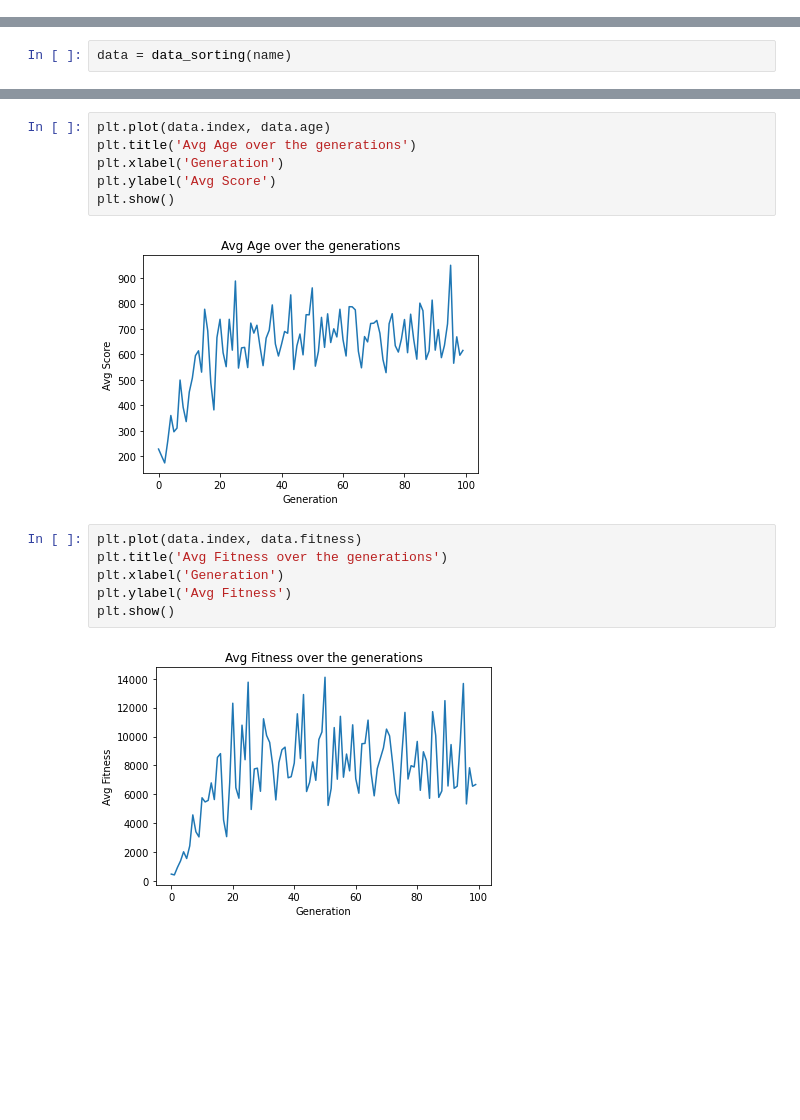
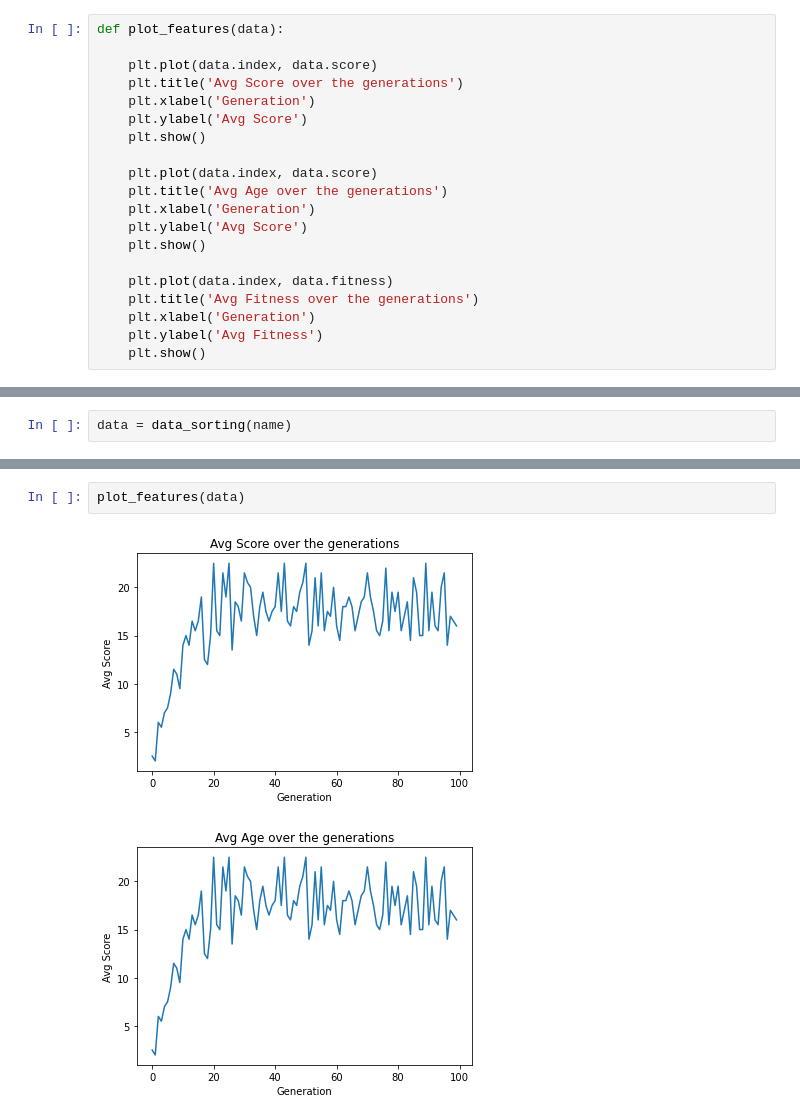
Before and after one commit to ph1001/GA_learning_Snake, a Jupyter notebook: 01_Snake/'Statistical' Analysis.ipynb, the cells around one changed output, grey strips where cells are left out. Saved outputs shown, nothing was run; the diff lists cells and outputs as text; blank space fills up the shorter version.

```diff
--- a/01_Snake/'Statistical' Analysis.ipynb
+++ b/01_Snake/'Statistical' Analysis.ipynb
@@ -5,0 +41,20 @@ import numpy as np
+# %%
+def plot_features(data):
+
+    plt.plot(data.index, data.score)
+    plt.title('Avg Score over the generations')
+    plt.xlabel('Generation')
+    plt.ylabel('Avg Score')
+    plt.show()
+
+    plt.plot(data.index, data.score)
+    plt.title('Avg Age over the generations')
+    plt.xlabel('Generation')
+    plt.ylabel('Avg Score')
+    plt.show()
+
+    plt.plot(data.index, data.fitness)
+    plt.title('Avg Fitness over the generations')
+    plt.xlabel('Generation')
+    plt.ylabel('Avg Fitness')
+    plt.show()
@@ -62,16 +112,5 @@ plt.show()
-# %%
-plt.plot(data.index, data.age)
-plt.title('Avg Age over the generations')
-plt.xlabel('Generation')
-plt.ylabel('Avg Score')
-plt.show()
-# %% [output]
-[figure, removed]
-# %%
-plt.plot(data.index, data.fitness)
-plt.title('Avg Fitness over the generations')
-plt.xlabel('Generation')
-plt.ylabel('Avg Fitness')
-plt.show()
-# %% [output]
-[figure, removed]
+# %%
+plot_features(data)
+# %% [output]
+[figure, added]
+[figure, added]
```
Also changed, not shown: parts of 10 cells of this notebook.
